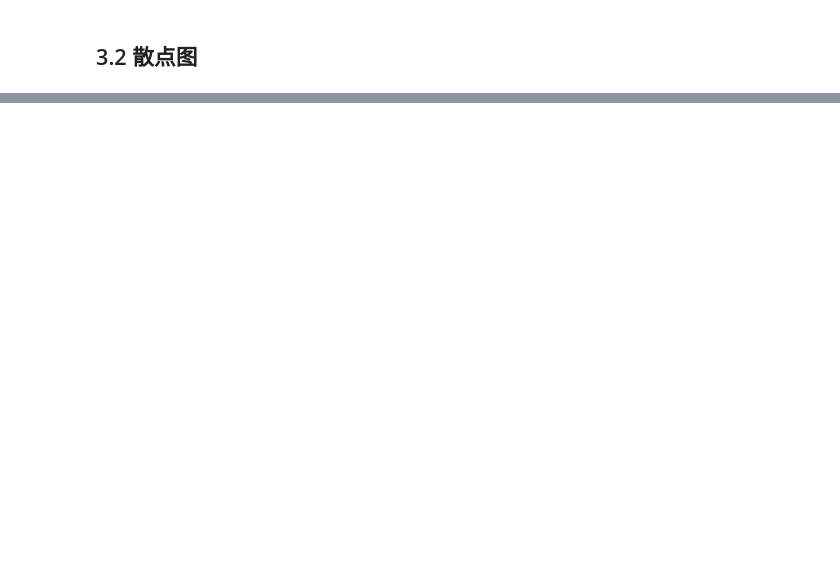
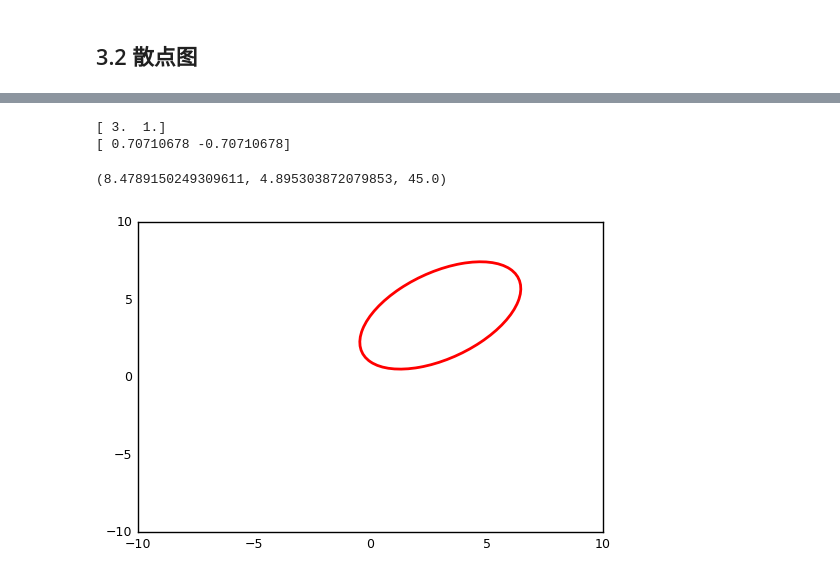
Before and after one commit to liuii/ProbRobotics, a Jupyter notebook: notebooks/00Basic/matplotlib.ipynb, the cells around one changed output, grey strips where cells are left out. Cells and saved outputs as stored; diff of their text form; code cells hidden in the pictures; blank space fills up the shorter version.

```diff
--- a/notebooks/00Basic/matplotlib.ipynb
+++ b/notebooks/00Basic/matplotlib.ipynb
@@ -233,0 +267,31 @@ ax.scatter(lowerSamples[:, 0], lowerSamples[:, 1], lowerSamples[:, 2], c='g', ma
+# %%
+scale = np.sqrt(5.991) * 2
+e, v = np.linalg.eig(sigma)
+print(e)
+print(v[0])
+
+width = np.sqrt(e[0]) * scale
+length = np.sqrt(e[1]) * scale
+alpha = np.degrees(np.arctan(v[1][0]/v[0][0]))
+
+width, length, alpha
+# %% [output]
+[ 3.  1.]
+[ 0.70710678 -0.70710678]
+(8.4789150249309611, 4.895303872079853, 45.0)
+# %%
+# 绘制椭圆
+from matplotlib.patches import Ellipse
+
+ell = Ellipse(xy=mu, width=width, height=length, angle=alpha,
+              facecolor='none', edgecolor='r', linestyle = '-',  linewidth=2)
+
+fig = plt.figure('oval')
+ax = fig.add_subplot(111)
+ax.add_artist(ell)
+
+ax.set_xlim(-10, 10)
+ax.set_ylim(-10, 10)
+plt.show()
+# %% [output]
+[figure, added]
```
Also changed, not shown: parts of 13 cells of this notebook, 1 other file.
